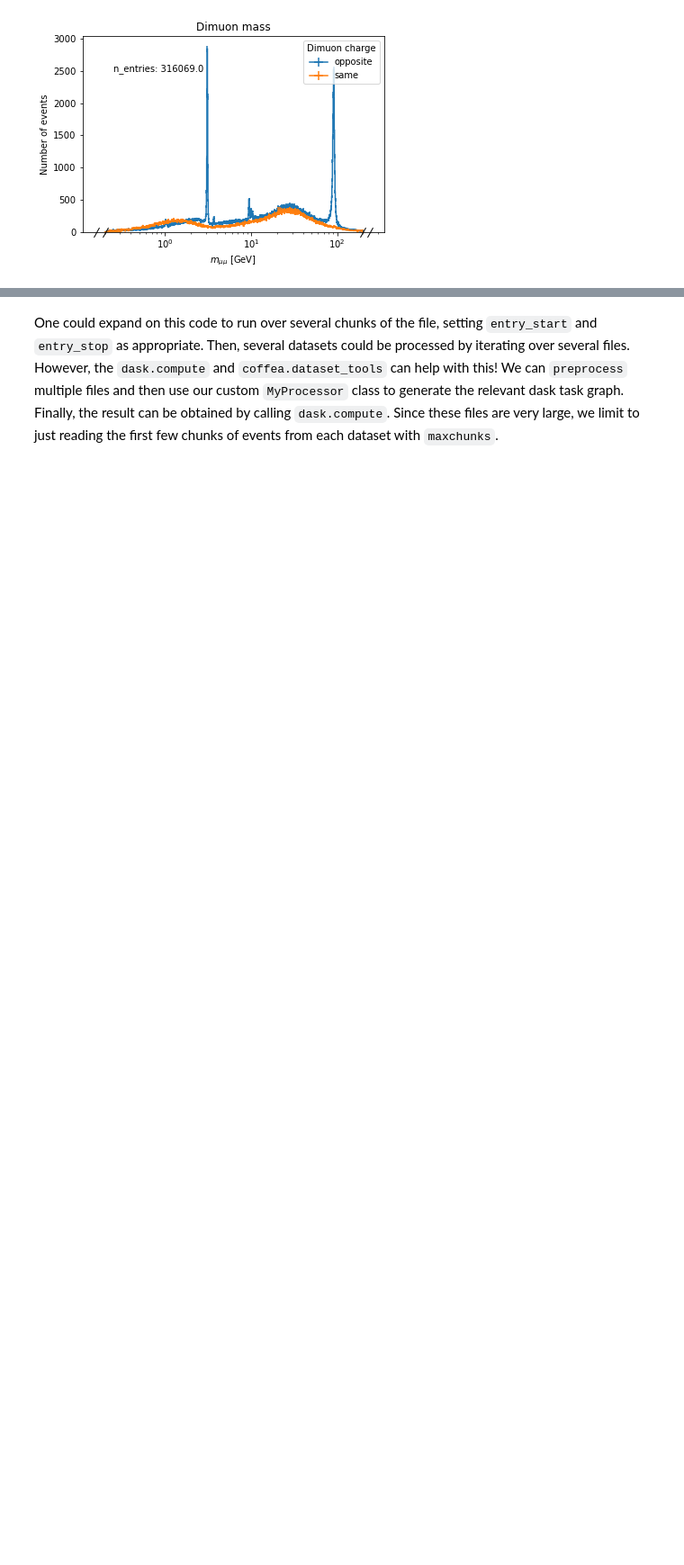
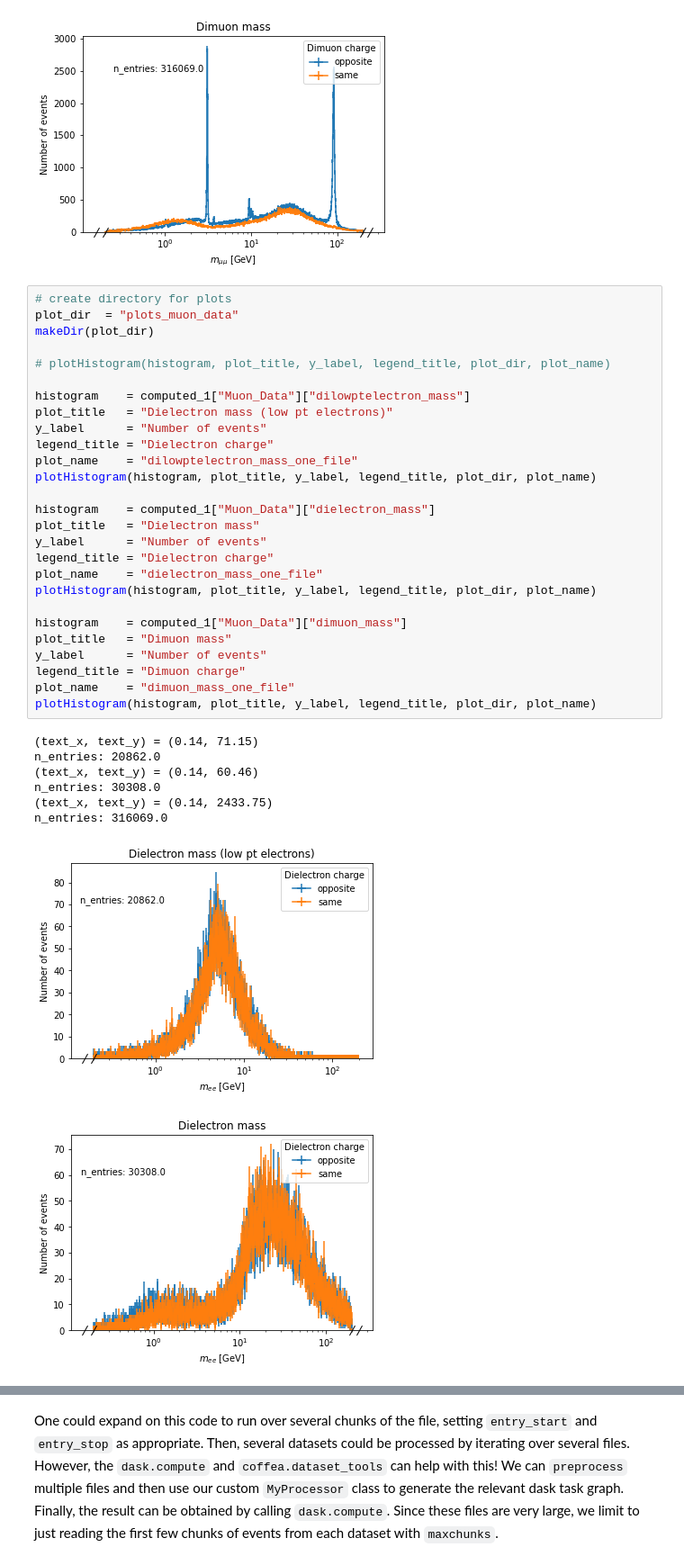
Before and after one commit to ku-cms/LeptonStudies, a Jupyter notebook: notebooks/processor_analysis_muon_data.ipynb, the cells around one changed output, grey strips where cells are left out. Shown: that part at 90% size. Drawn from its saved outputs; the diff is of its cells as text; blank space fills up the shorter version.

Commit message:
Create and test plotting fuctions. Calculate text position from axis limits.

```diff
--- a/notebooks/processor_analysis_muon_data.ipynb
+++ b/notebooks/processor_analysis_muon_data.ipynb
@@ -313,3 +346,39 @@ n_entries: 316069.0
 [figure]
 [figure]
 [figure]
+# %%
+# create directory for plots
+plot_dir  = "plots_muon_data"
+makeDir(plot_dir)
+
+# plotHistogram(histogram, plot_title, y_label, legend_title, plot_dir, plot_name)
+
+histogram    = computed_1["Muon_Data"]["dilowptelectron_mass"]
+plot_title   = "Dielectron mass (low pt electrons)"
+y_label      = "Number of events"
+legend_title = "Dielectron charge"
+plot_name    = "dilowptelectron_mass_one_file"
+plotHistogram(histogram, plot_title, y_label, legend_title, plot_dir, plot_name)
+
+histogram    = computed_1["Muon_Data"]["dielectron_mass"]
+plot_title   = "Dielectron mass"
+y_label      = "Number of events"
+legend_title = "Dielectron charge"
+plot_name    = "dielectron_mass_one_file"
+plotHistogram(histogram, plot_title, y_label, legend_title, plot_dir, plot_name)
+
+histogram    = computed_1["Muon_Data"]["dimuon_mass"]
+plot_title   = "Dimuon mass"
+y_label      = "Number of events"
+legend_title = "Dimuon charge"
+plot_name    = "dimuon_mass_one_file"
+plotHistogram(histogram, plot_title, y_label, legend_title, plot_dir, plot_name)
+# %% [output]
+(text_x, text_y) = (0.14, 71.15)
+n_entries: 20862.0
+(text_x, text_y) = (0.14, 60.46)
+n_entries: 30308.0
+(text_x, text_y) = (0.14, 2433.75)
+n_entries: 316069.0
+[figure, added]
+[figure, added]
```
Also changed, not shown: parts of 3 cells of this notebook.
